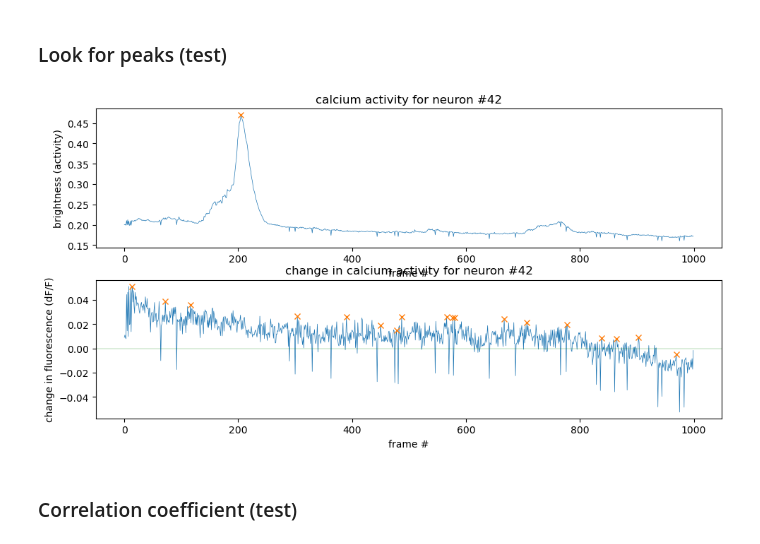
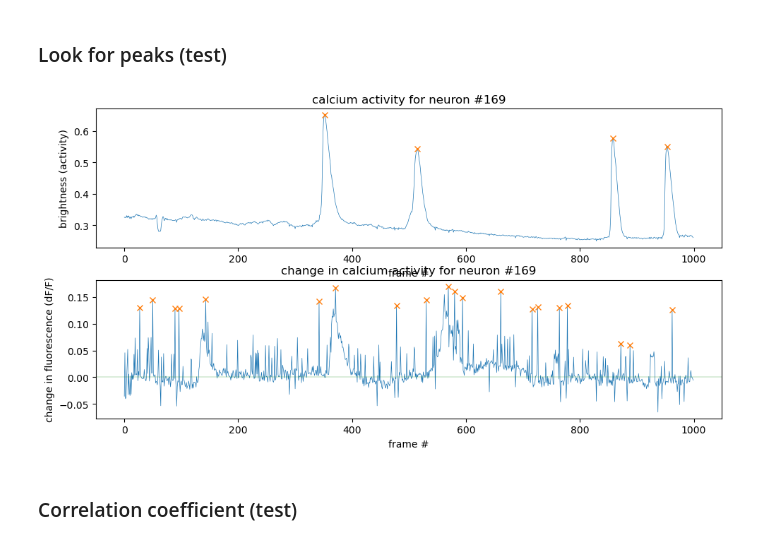
Before and after one commit to kath3rine/research, a Jupyter notebook: DFFpython.ipynb, the cells around one changed output. Cells and saved outputs as stored; diff of their text form; code cells hidden in the pictures.

```diff
--- a/DFFpython.ipynb
+++ b/DFFpython.ipynb
@@ -299,35 +308,35 @@ def plot_trace_activity(n, peaks, peaks_dff):
     peaks (w/ prominence defined above)
     """
 
     fig3, (ax1, ax2) = plt.subplots(2, 1)
     fig3.tight_layout()
     fig3.set_figwidth(10)
     fig3.set_figheight(5)
 
     # calcium activity
     locs = peaks[n].keys()
     pks = peaks[n].values()
     ax1.plot(norm_f[:, n], linewidth=0.5)
     ax1.plot(locs, pks, "x")
     ax1.set_title("calcium activity for neuron #" + str(n))
     ax1.set_xlabel("frame #")
     ax1.set_ylabel("brightness (activity)")
 
     # change in calcium activity
     locs_dff = peaks_dff[n].keys()
     pks_dff = peaks_dff[n].values()
     ax2.plot(dff[:, n], linewidth=0.5)
     ax2.plot(locs_dff, pks_dff, "x")
     ax2.set_title("change in calcium activity for neuron #" + str(n))
     ax2.set_xlabel("frame #")
     ax2.set_ylabel("change in fluorescence (dF/F)")
     ax2.axhline(y = 0, linewidth=0.2, color='g')
 
 peaks = look_for_peaks(norm_f)
 peaks_dff = look_for_peaks(dff)
-plot_trace_activity(42, peaks, peaks_dff)
+plot_trace_activity(169, peaks, peaks_dff)
 # %% [output]
-[figure, old version]
+[figure, new version]
 # %% [markdown]
 ### Correlation coefficient (test)
 # %%
```
Also changed, not shown: parts of 6 cells of this notebook.
